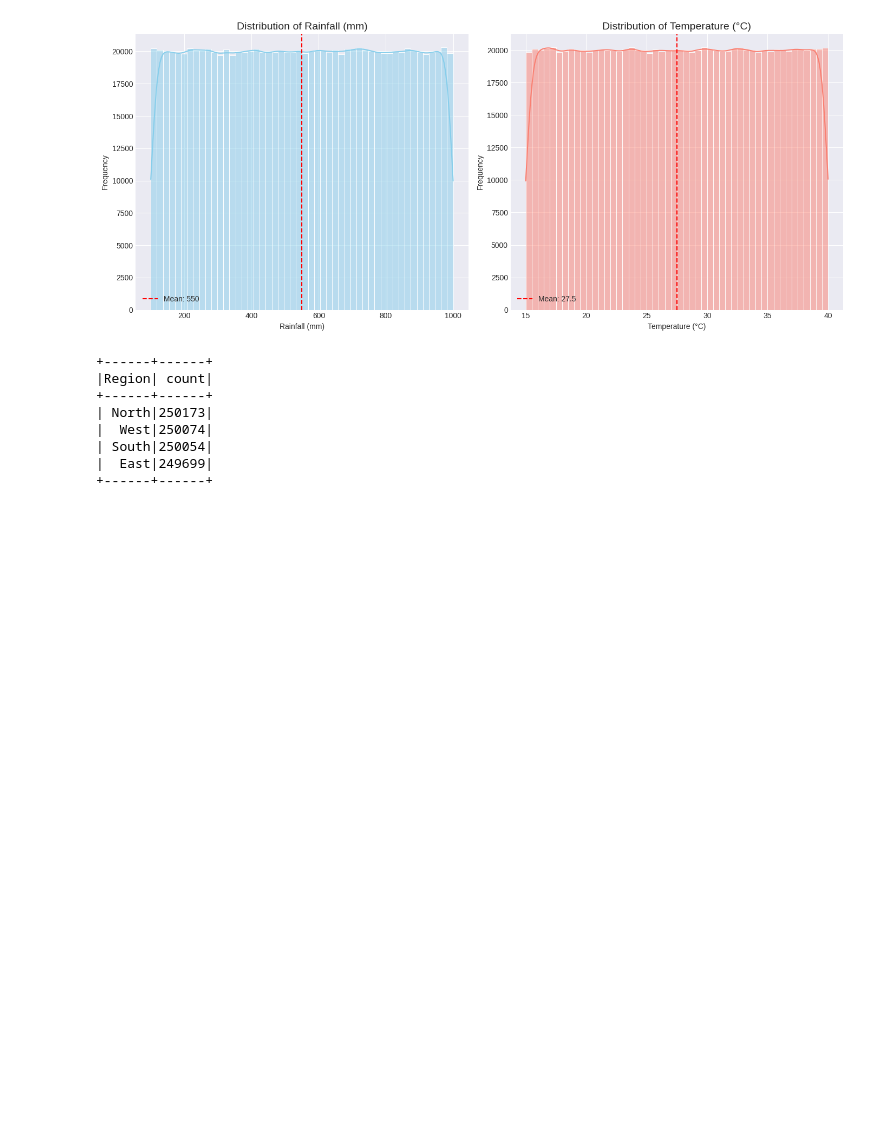
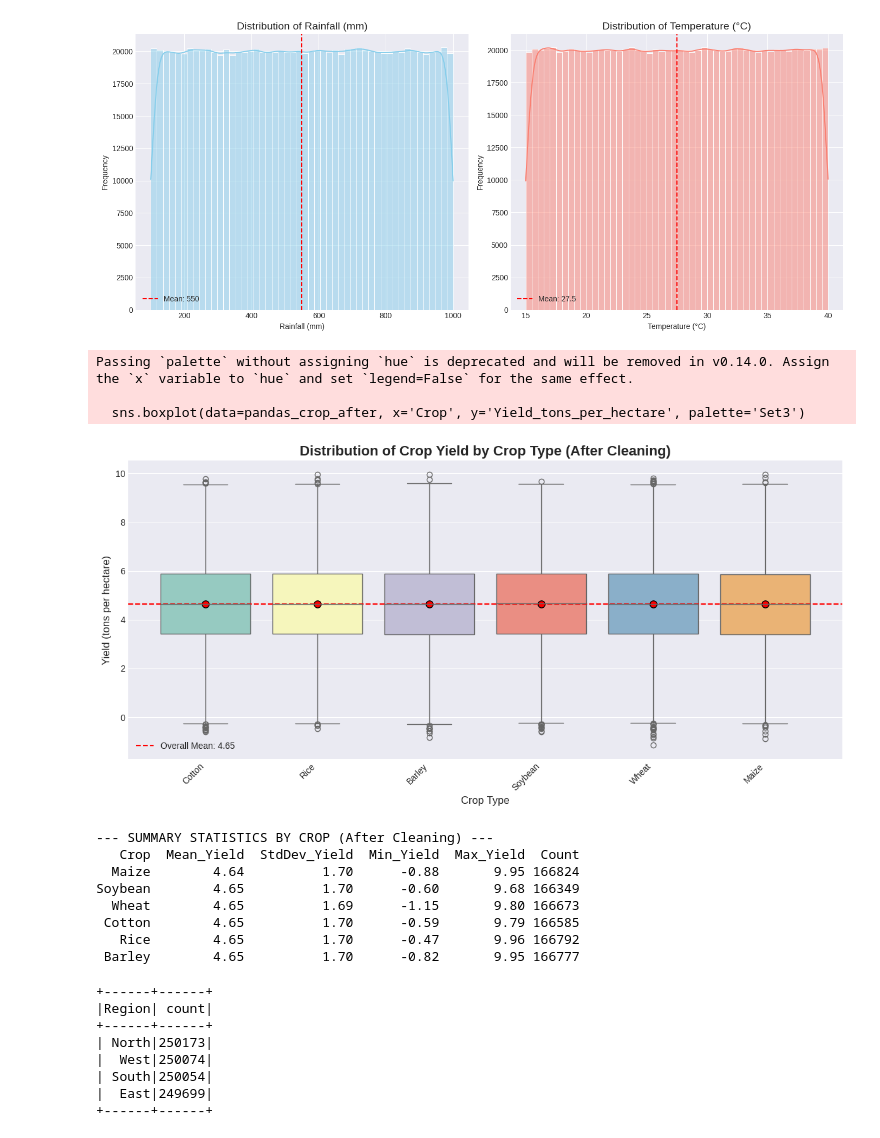
Before and after one commit to prodigal94/food-safe-bots, a Jupyter notebook: EDA.ipynb, the cells around one changed output. Cells and saved outputs as stored; diff of their text form; code cells hidden in the pictures; blank space fills up the shorter version.

```diff
--- a/EDA.ipynb
+++ b/EDA.ipynb
@@ -307,6 +391,57 @@ plt.tight_layout()
 plt.show()
 # %% [output]
 [figure]
+# %%
+# Convert to pandas
+pandas_crop_after = df.select('Crop', 'Yield_tons_per_hectare').toPandas()
+
+# Create box plot
+plt.figure(figsize=(12, 6))
+sns.boxplot(data=pandas_crop_after, x='Crop', y='Yield_tons_per_hectare', palette='Set3')
+plt.title('Distribution of Crop Yield by Crop Type (After Cleaning)', fontsize=16, fontweight='bold')
+plt.xlabel('Crop Type', fontsize=12)
+plt.ylabel('Yield (tons per hectare)', fontsize=12)
+plt.xticks(rotation=45, ha='right')
+
+# Add mean value points
+means_after = pandas_crop_after.groupby('Crop')['Yield_tons_per_hectare'].mean().values
+for i, mean_val in enumerate(means_after):
+    plt.plot(i, mean_val, 'ro', markersize=8, markeredgecolor='black', markeredgewidth=1)
+
+# Add overall mean line
+overall_mean_after = pandas_crop_after['Yield_tons_per_hectare'].mean()
+plt.axhline(y=overall_mean_after, color='red', linestyle='--', linewidth=1.5,
+            label=f'Overall Mean: {overall_mean_after:.2f}')
+plt.legend()
+
+plt.tight_layout()
+plt.show()
+
+# Print summary statistics
+print("\n--- SUMMARY STATISTICS BY CROP (After Cleaning) ---")
+crop_stats_after = df.groupBy('Crop').agg(
+    avg('Yield_tons_per_hectare').alias('Mean_Yield'),
+    stddev('Yield_tons_per_hectare').alias('StdDev_Yield'),
+    spark_min('Yield_tons_per_hectare').alias('Min_Yield'),
+    spark_max('Yield_tons_per_hectare').alias('Max_Yield'),
+    count('Yield_tons_per_hectare').alias('Count')
+).toPandas()
+
+crop_stats_after = crop_stats_after.round(2)
+print(crop_stats_after.to_string(index=False))
+# %% [output]
+Passing `palette` without assigning `hue` is deprecated and will be removed in v0.14.0. Assign the `x` variable to `hue` and set `legend=False` for the same effect.
+
+  sns.boxplot(data=pandas_crop_after, x='Crop', y='Yield_tons_per_hectare', palette='Set3')
+[figure, added]
+--- SUMMARY STATISTICS BY CROP (After Cleaning) ---
+   Crop  Mean_Yield  StdDev_Yield  Min_Yield  Max_Yield  Count
+  Maize        4.64          1.70      -0.88       9.95 166824
+Soybean        4.65          1.70      -0.60       9.68 166349
+  Wheat        4.65          1.69      -1.15       9.80 166673
+ Cotton        4.65          1.70      -0.59       9.79 166585
+   Rice        4.65          1.70      -0.47       9.96 166792
+ Barley        4.65          1.70      -0.82       9.95 166777
 # %%
 # Calculate and display the count of records for each 'Region', ordered by count descending
 region_counts = df.groupBy('Region').count().orderBy(col('count').desc())
```
Also changed, not shown: parts of 3 cells of this notebook.
